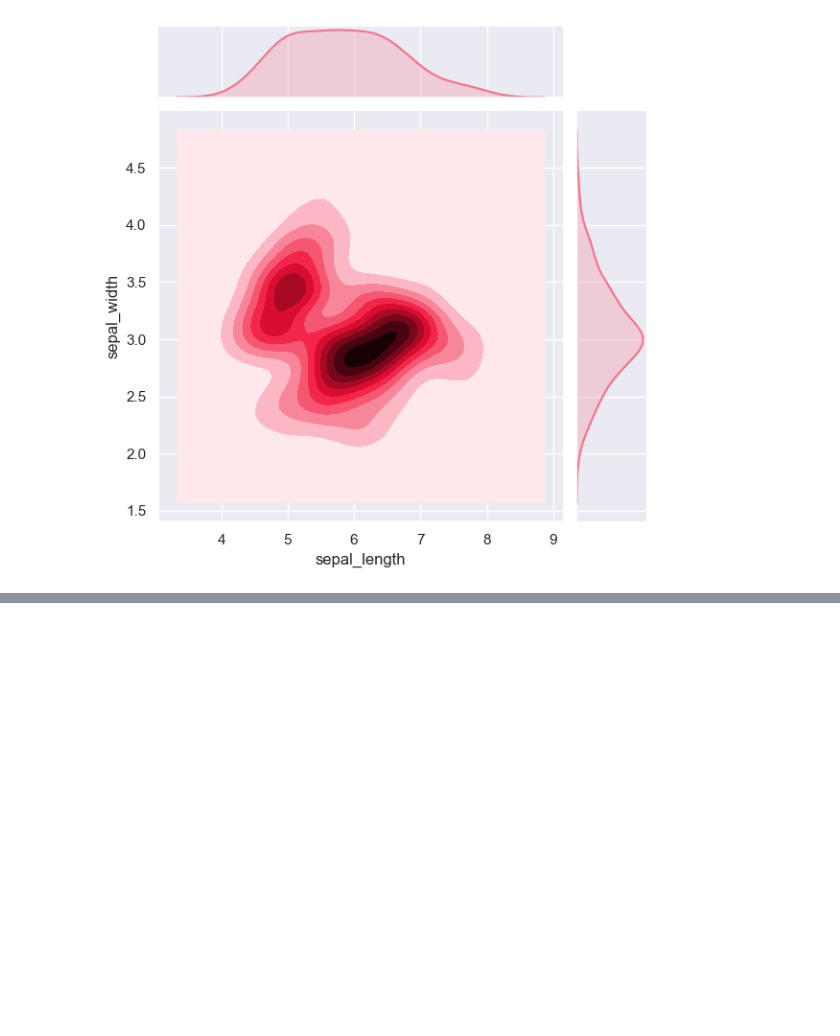
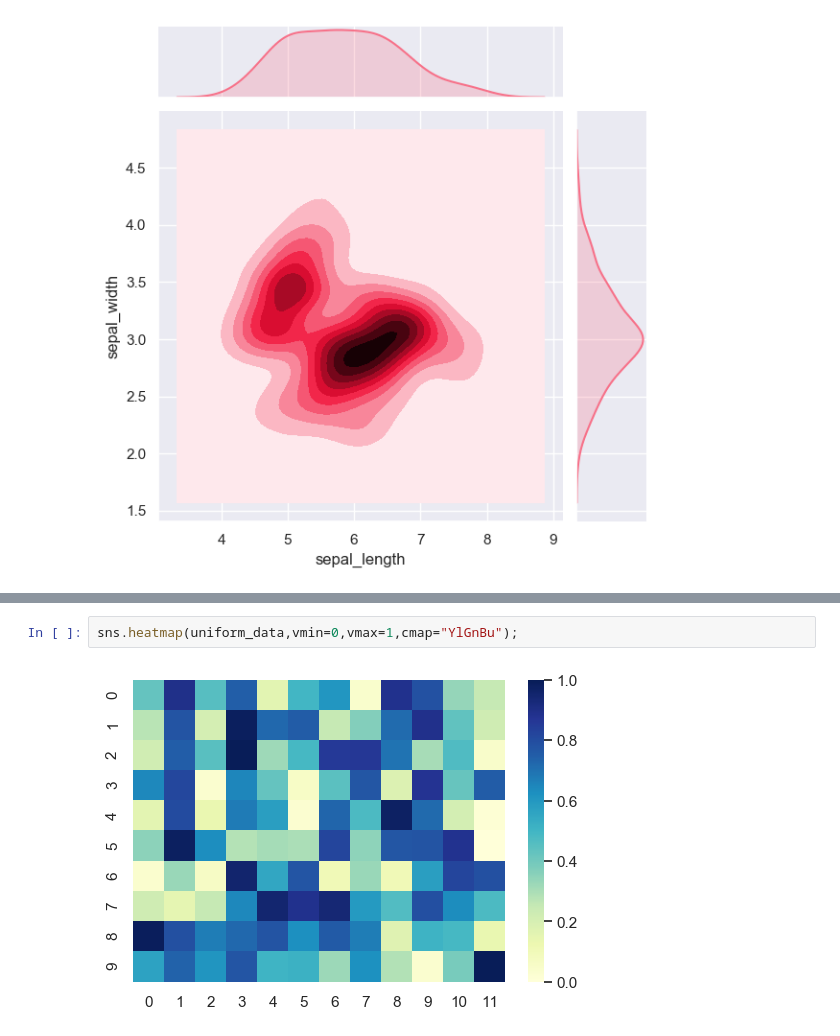
Before and after one commit to atal5/DataVisualizations, a Jupyter notebook: DataVisualizationInPython.ipynb, the cells around one changed output, grey strips where cells are left out. Drawn from its saved outputs; the diff is of its cells as text; blank space fills up the shorter version.

```diff
--- a/DataVisualizationInPython.ipynb
+++ b/DataVisualizationInPython.ipynb
@@ -99,0 +136,4 @@ sns.jointplot("sepal_length","sepal_width",data=iris,kind='kde');
+# %%
+sns.heatmap(uniform_data,vmin=0,vmax=1,cmap="YlGnBu");
+# %% [output]
+[figure, added]
```
Also changed, not shown: parts of 24 cells of this notebook.
